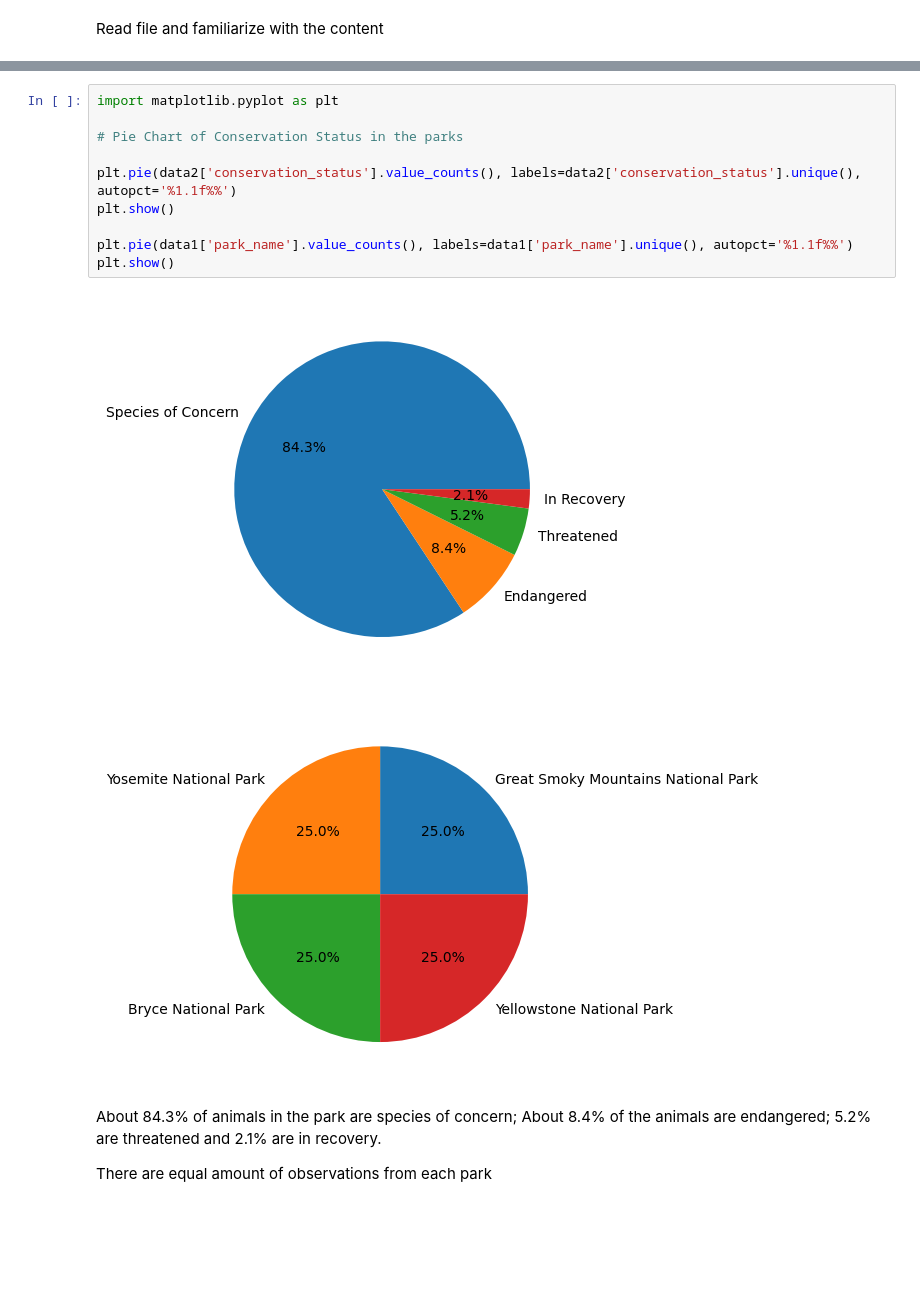
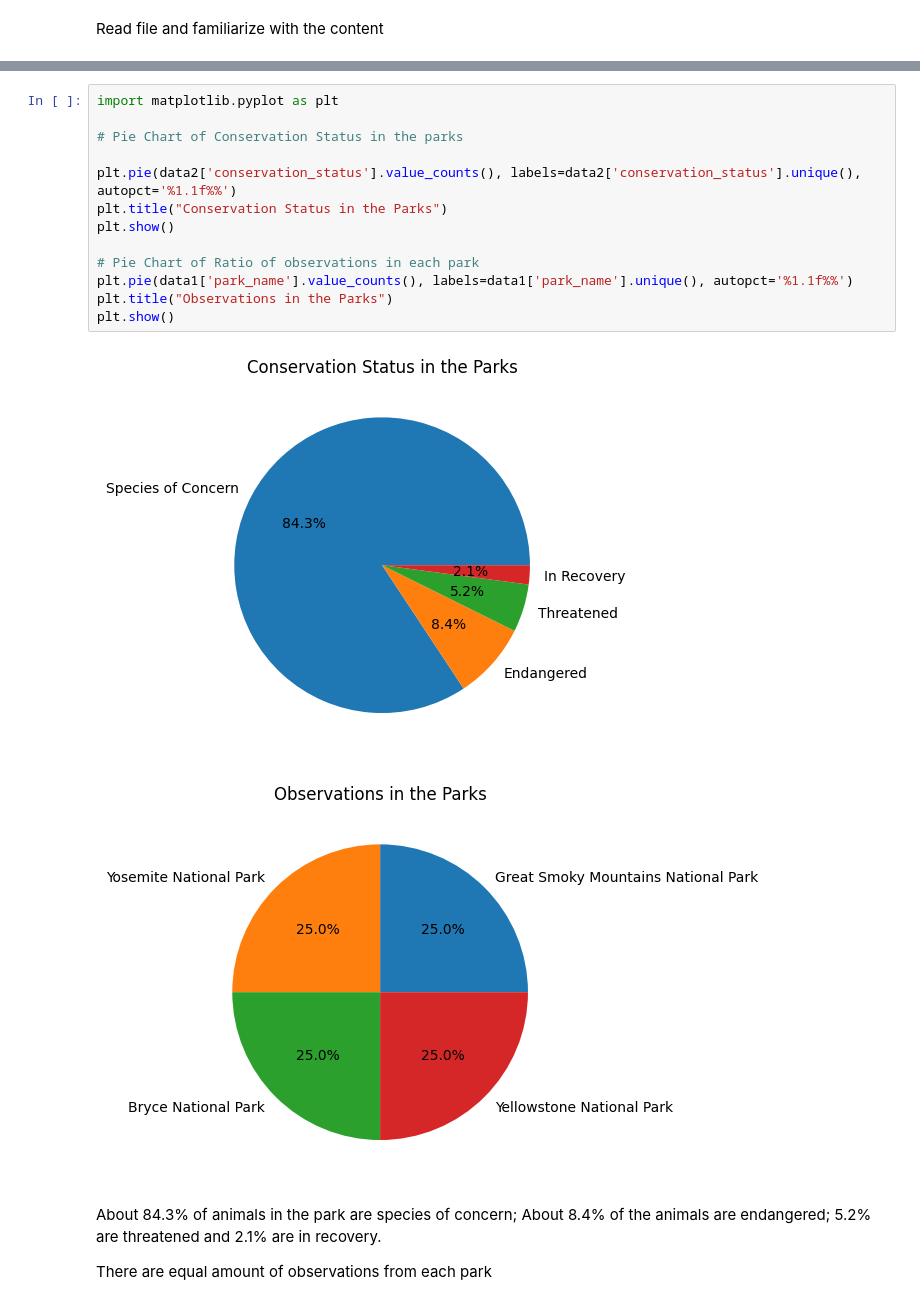
Before and after one commit to bridgetmanu/Data-as-a-Lens---Investigating-Wildlife-Conservation-Patterns, a Jupyter notebook: source code.ipynb, the cells around one changed output, grey strips where cells are left out. Drawn from its saved outputs; the diff is of its cells as text; blank space fills up the shorter version.

```diff
--- a/source code.ipynb
+++ b/source code.ipynb
@@ -39,16 +61,19 @@ sqlquery(status)
 # %%
 import matplotlib.pyplot as plt
 
 # Pie Chart of Conservation Status in the parks
 
 plt.pie(data2['conservation_status'].value_counts(), labels=data2['conservation_status'].unique(), autopct='%1.1f%%')
+plt.title("Conservation Status in the Parks")
 plt.show()
 
+# Pie Chart of Ratio of observations in each park
 plt.pie(data1['park_name'].value_counts(), labels=data1['park_name'].unique(), autopct='%1.1f%%')
+plt.title("Observations in the Parks")
 plt.show()
 # %% [output]
-[figure, old version]
+[figure, new version]
-[figure, old version]
+[figure, new version]
 # %% [markdown]
 About 84.3% of animals in the park are species of concern;
 About 8.4% of the animals are endangered; 5.2% are threatened and 2.1% are in recovery.
```
Also changed, not shown: parts of 9 cells of this notebook.
